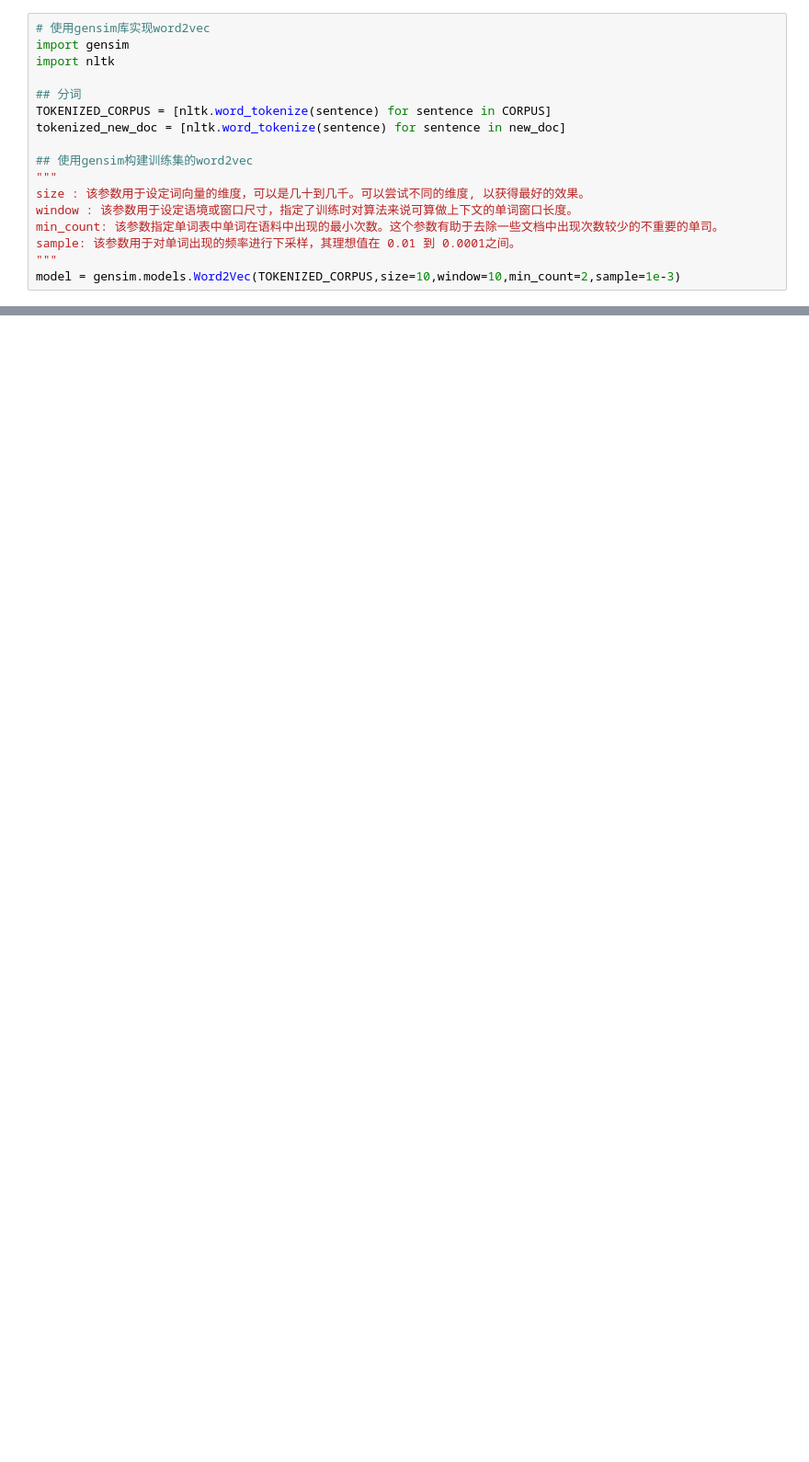
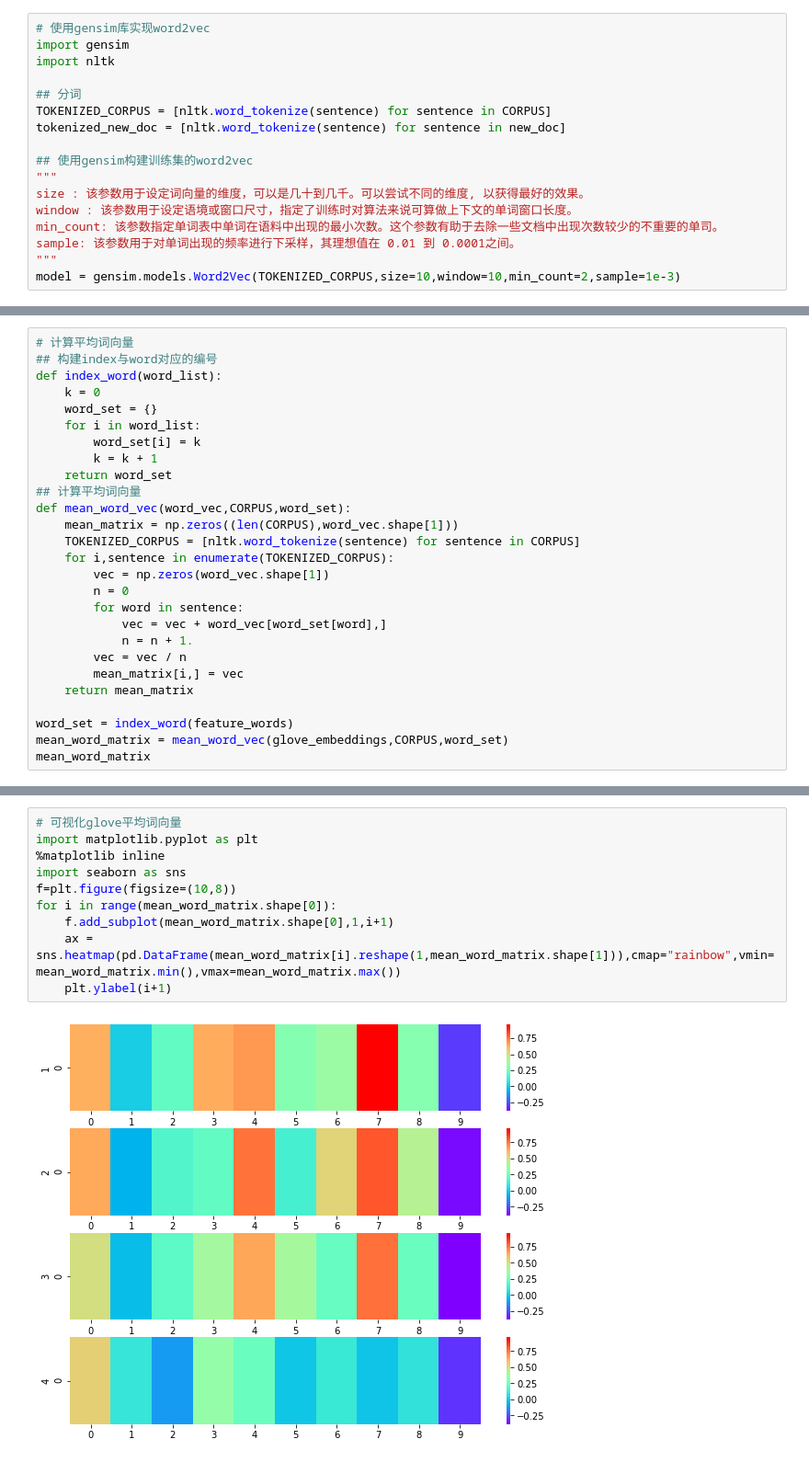
Before and after one commit to Leolee11111/NLP, a Jupyter notebook: 文本分类.ipynb, the cells around one changed output, grey strips where cells are left out. Shown at 92% size. Cells and saved outputs as stored; diff of their text form; blank space fills up the shorter version.

```diff
--- a/文本分类.ipynb
+++ b/文本分类.ipynb
@@ -561,0 +714,27 @@ for i in range(wt_tfidf_word_vec_features.shape[0]):
+# %%
+# 计算平均词向量
+## 构建index与word对应的编号
+def index_word(word_list):
+    k = 0
+    word_set = {}
+    for i in word_list:
+        word_set[i] = k
+        k = k + 1
+    return word_set
+## 计算平均词向量
+def mean_word_vec(word_vec,CORPUS,word_set):
+    mean_matrix = np.zeros((len(CORPUS),word_vec.shape[1]))
+    TOKENIZED_CORPUS = [nltk.word_tokenize(sentence) for sentence in CORPUS]
+    for i,sentence in enumerate(TOKENIZED_CORPUS):
+        vec = np.zeros(word_vec.shape[1])
+        n = 0
+        for word in sentence:
+            vec = vec + word_vec[word_set[word],]
+            n = n + 1.
+        vec = vec / n
+        mean_matrix[i,] = vec
+    return mean_matrix
+
+word_set = index_word(feature_words)
+mean_word_matrix = mean_word_vec(glove_embeddings,CORPUS,word_set)
+mean_word_matrix
@@ -561,0 +750,12 @@ for i in range(wt_tfidf_word_vec_features.shape[0]):
+# %%
+# 可视化glove平均词向量
+import matplotlib.pyplot as plt
+%matplotlib inline
+import seaborn as sns
+f=plt.figure(figsize=(10,8))
+for i in range(mean_word_matrix.shape[0]):
+    f.add_subplot(mean_word_matrix.shape[0],1,i+1)
+    ax = sns.heatmap(pd.DataFrame(mean_word_matrix[i].reshape(1,mean_word_matrix.shape[1])),cmap="rainbow",vmin=mean_word_matrix.min(),vmax=mean_word_matrix.max())
+    plt.ylabel(i+1)
+# %% [output]
+[figure, added]
```
Also changed, not shown: parts of 28 cells of this notebook, 2 other files.
